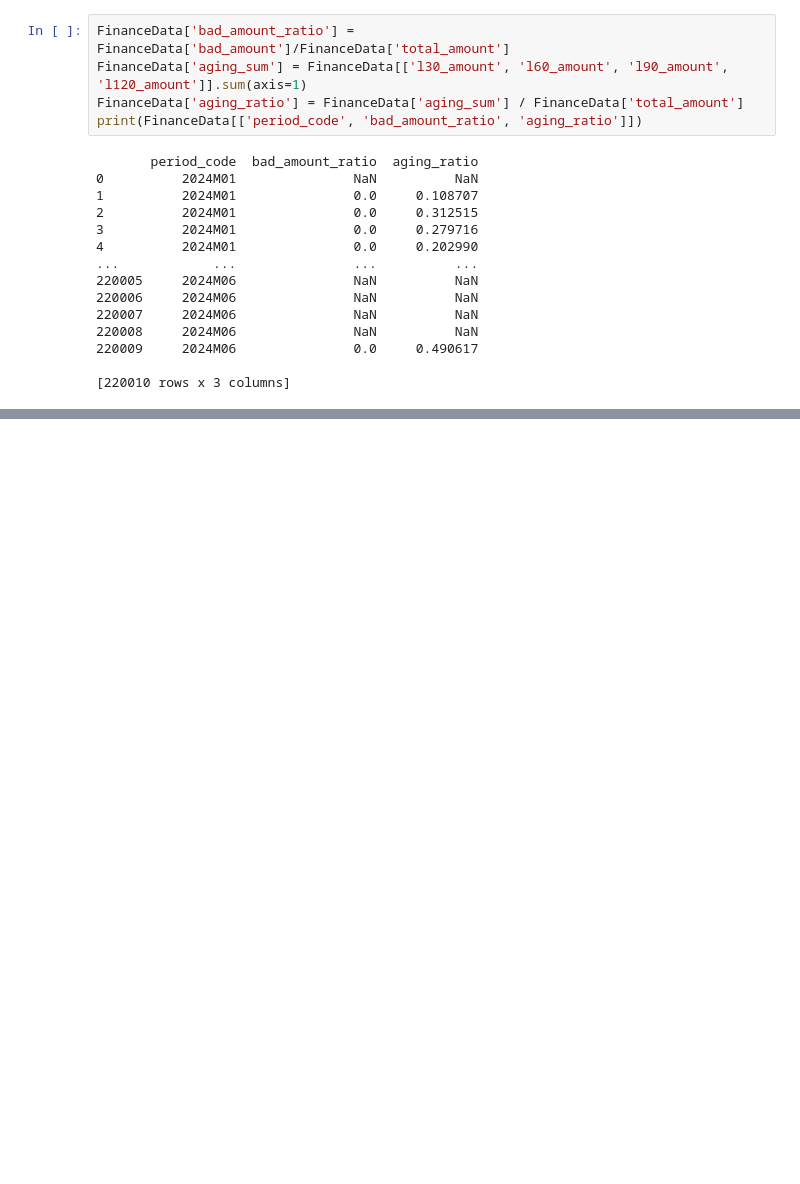
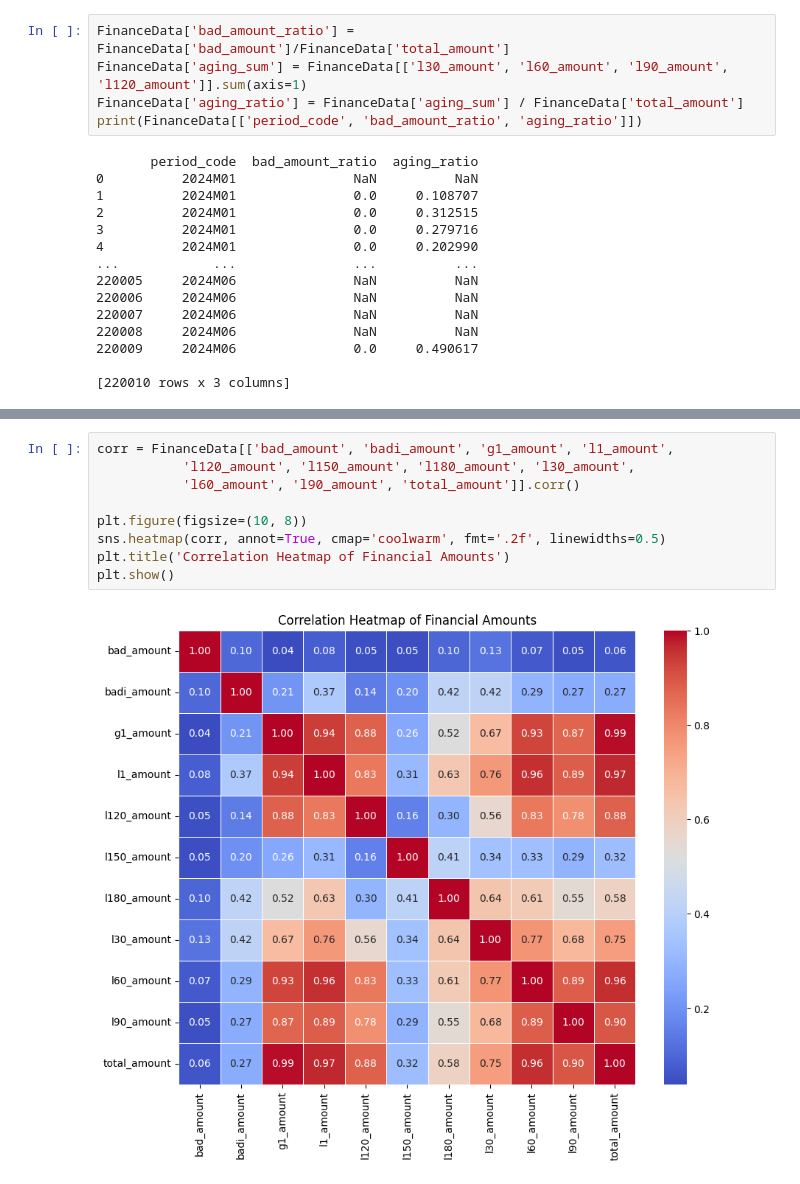
Before and after one commit to KamoheloSebolai/Financial-Period-Reporting-System, a Jupyter notebook: Financial_Data_Insights.ipynb, the cells around one changed output, grey strips where cells are left out. Saved outputs shown, nothing was run; the diff lists cells and outputs as text; blank space fills up the shorter version.

```diff
--- a/Financial_Data_Insights.ipynb
+++ b/Financial_Data_Insights.ipynb
@@ -168,0 +174,11 @@ print(FinanceData[['period_code', 'bad_amount_ratio', 'aging_ratio']])
+# %%
+corr = FinanceData[['bad_amount', 'badi_amount', 'g1_amount', 'l1_amount',
+           'l120_amount', 'l150_amount', 'l180_amount', 'l30_amount',
+           'l60_amount', 'l90_amount', 'total_amount']].corr()
+
+plt.figure(figsize=(10, 8))
+sns.heatmap(corr, annot=True, cmap='coolwarm', fmt='.2f', linewidths=0.5)
+plt.title('Correlation Heatmap of Financial Amounts')
+plt.show()
+# %% [output]
+[figure, added]
```
Also changed, not shown: parts of 2 cells of this notebook.
